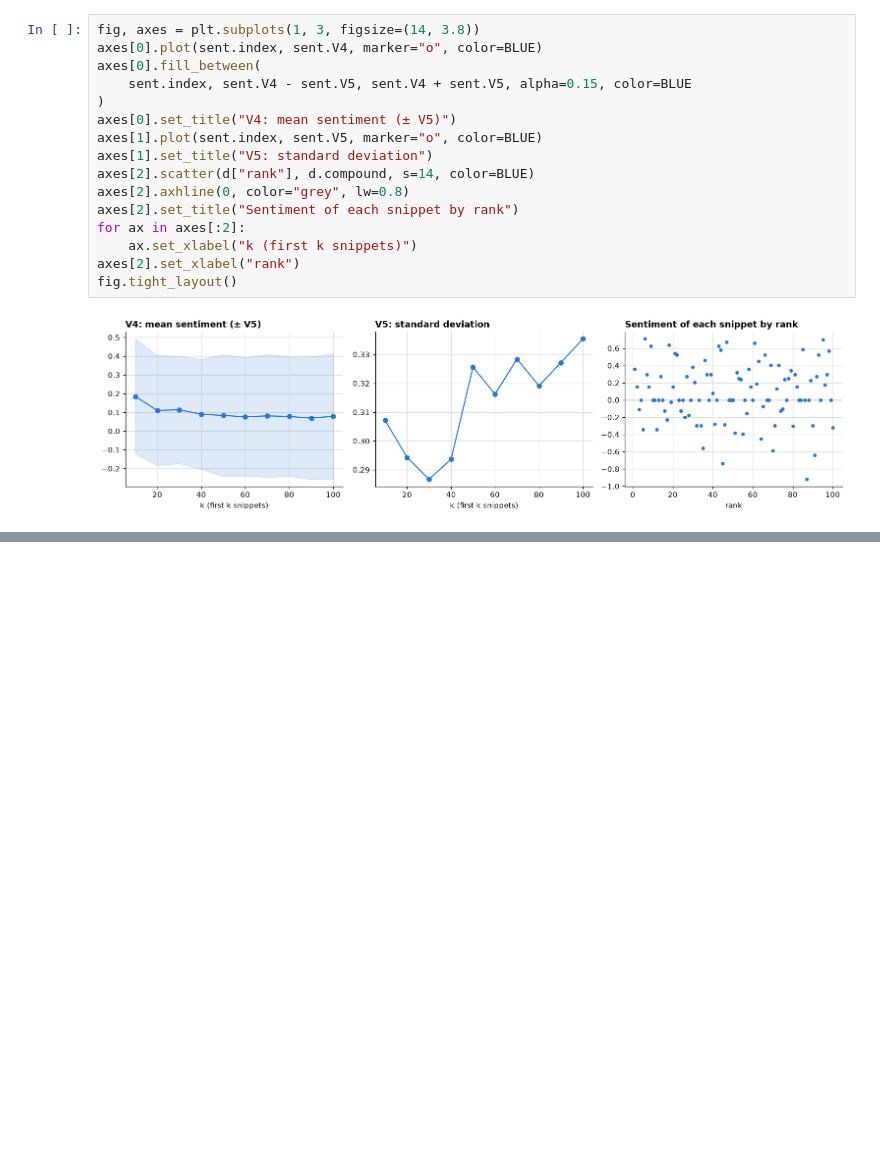
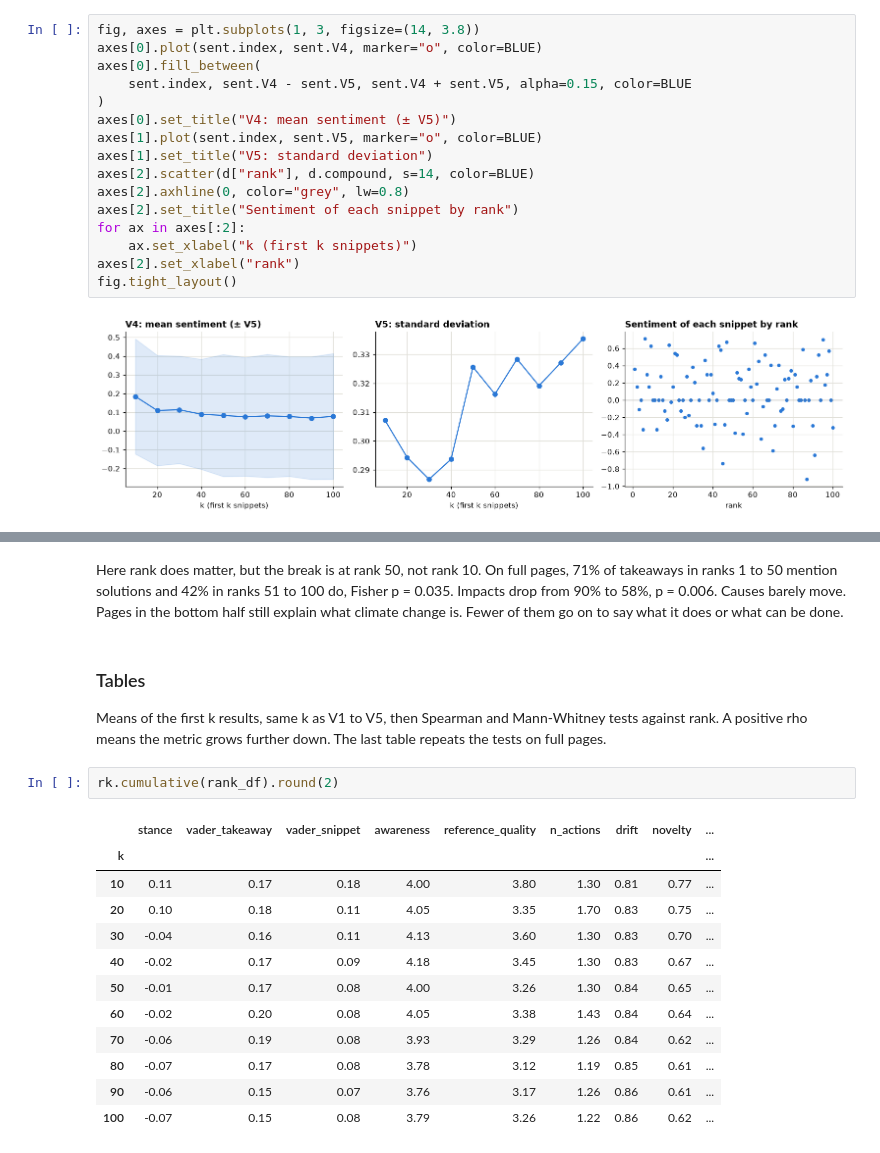
Before and after one commit to jarvis394/nlp-project, a Jupyter notebook: notebooks/main.ipynb, the cells around one changed output, grey strips where cells are left out. Drawn from its saved outputs; the diff is of its cells as text; blank space fills up the shorter version.

```diff
--- a/notebooks/main.ipynb
+++ b/notebooks/main.ipynb
@@ -294,0 +381,21 @@ fig.tight_layout()
+# %% [markdown]
+Here rank does matter, but the break is at rank 50, not rank 10. On full pages, 71% of takeaways in ranks 1 to 50 mention solutions and 42% in ranks 51 to 100 do, Fisher p = 0.035. Impacts drop from 90% to 58%, p = 0.006. Causes barely move. Pages in the bottom half still explain what climate change is. Fewer of them go on to say what it does or what can be done.
+# %% [markdown]
+### Tables
+
+Means of the first k results, same k as V1 to V5, then Spearman and Mann-Whitney tests against rank. A positive rho means the metric grows further down. The last table repeats the tests on full pages.
+# %%
+rk.cumulative(rank_df).round(2)
+# %% [output]
+|  | stance | vader_takeaway | vader_snippet | awareness | reference_quality | n_actions | drift | novelty | ... |
+| k |  |  |  |  |  |  |  |  | ... |
+| 10 | 0.11 | 0.17 | 0.18 | 4.00 | 3.80 | 1.30 | 0.81 | 0.77 | ... |
+| 20 | 0.10 | 0.18 | 0.11 | 4.05 | 3.35 | 1.70 | 0.83 | 0.75 | ... |
+| 30 | -0.04 | 0.16 | 0.11 | 4.13 | 3.60 | 1.30 | 0.83 | 0.70 | ... |
+| 40 | -0.02 | 0.17 | 0.09 | 4.18 | 3.45 | 1.30 | 0.83 | 0.67 | ... |
+| 50 | -0.01 | 0.17 | 0.08 | 4.00 | 3.26 | 1.30 | 0.84 | 0.65 | ... |
+| 60 | -0.02 | 0.20 | 0.08 | 4.05 | 3.38 | 1.43 | 0.84 | 0.64 | ... |
+| 70 | -0.06 | 0.19 | 0.08 | 3.93 | 3.29 | 1.26 | 0.84 | 0.62 | ... |
+| 80 | -0.07 | 0.17 | 0.08 | 3.78 | 3.12 | 1.19 | 0.85 | 0.61 | ... |
+| 90 | -0.06 | 0.15 | 0.07 | 3.76 | 3.17 | 1.26 | 0.86 | 0.61 | ... |
+| 100 | -0.07 | 0.15 | 0.08 | 3.79 | 3.26 | 1.22 | 0.86 | 0.62 | ... |
```
Also changed, not shown: parts of 14 cells of this notebook, 9 other files.
